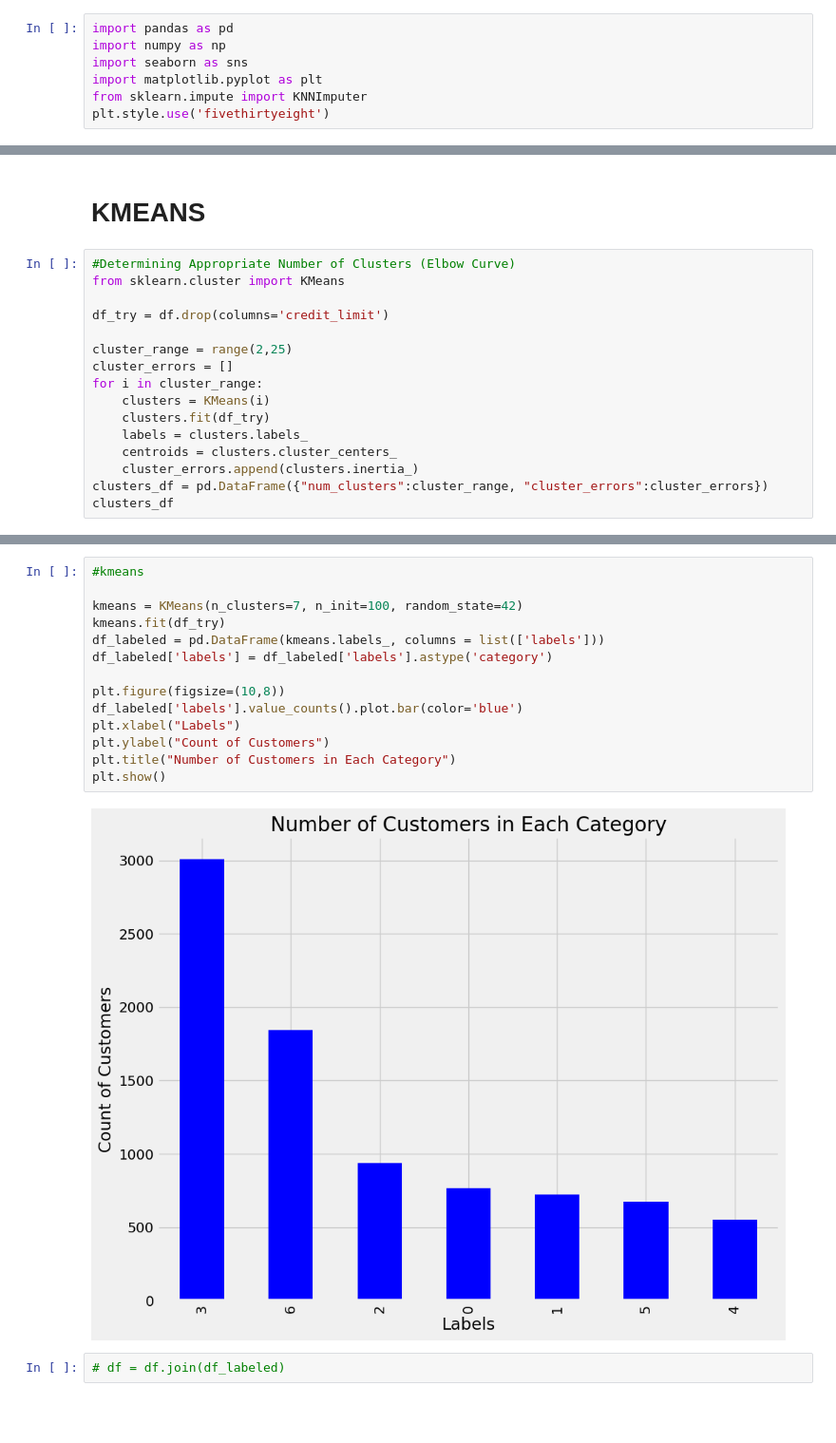
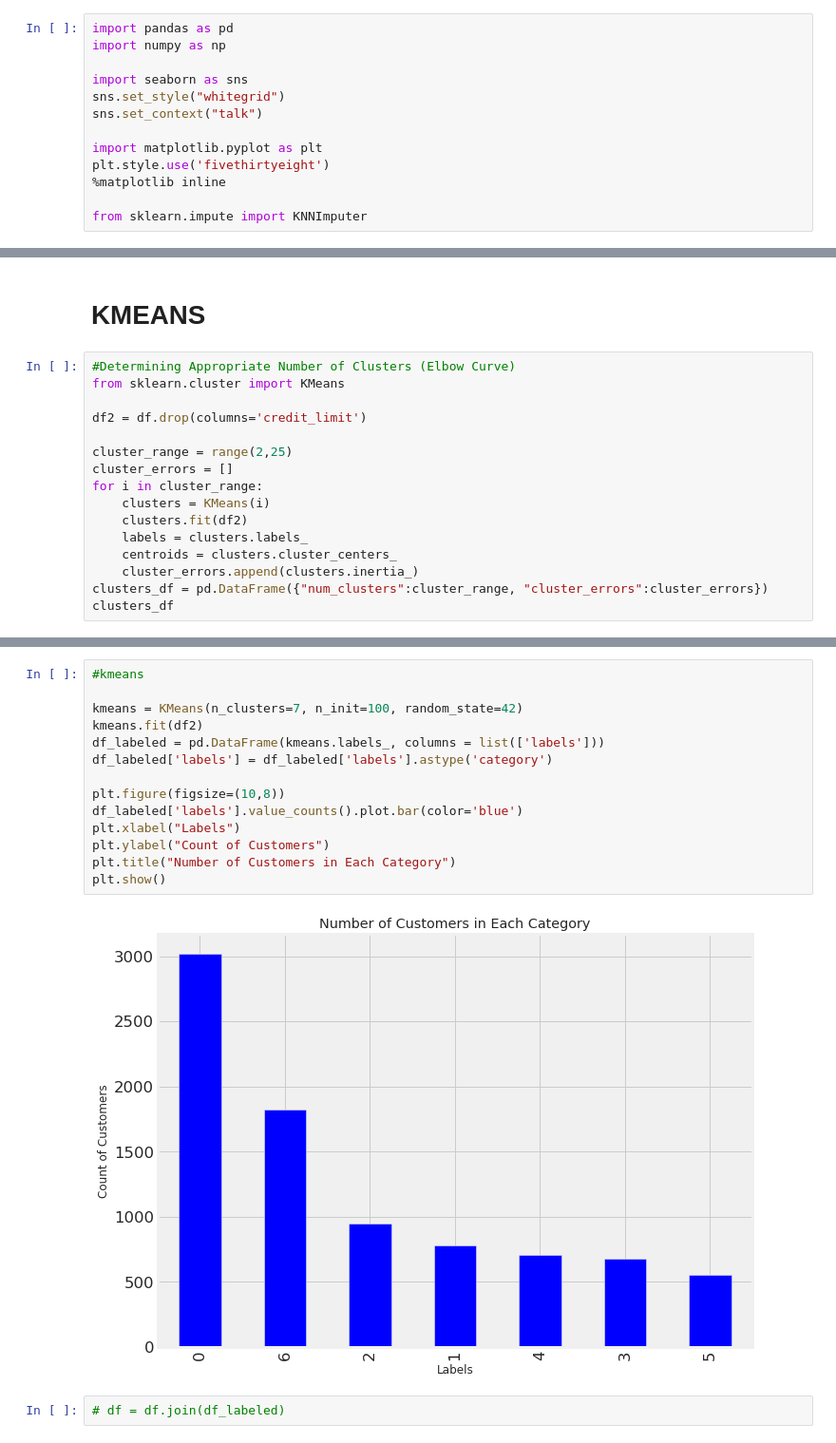
Before and after one commit to ansamz/Customer-Segmentation, a Jupyter notebook: notebooks/AZ_CreditCard.ipynb, the cells around one changed output, grey strips where cells are left out. Shown at 95% size. Saved outputs shown, nothing was run; the diff lists cells and outputs as text; blank space fills up the shorter version.

```diff
--- a/notebooks/AZ_CreditCard.ipynb
+++ b/notebooks/AZ_CreditCard.ipynb
@@ -1,10 +1,16 @@
 # %%
 import pandas as pd
 import numpy as np
+
 import seaborn as sns
+sns.set_style("whitegrid")
+sns.set_context("talk")
+
 import matplotlib.pyplot as plt
+plt.style.use('fivethirtyeight')
+%matplotlib inline
+
 from sklearn.impute import KNNImputer
-plt.style.use('fivethirtyeight')
 # %% [markdown]
 The features: \
 **customer_id :** id of the credit card holder\
@@ -201,13 +211,13 @@ for index, name in enumerate(df.columns):
 #Determining Appropriate Number of Clusters (Elbow Curve)
 from sklearn.cluster import KMeans
 
-df_try = df.drop(columns='credit_limit')
+df2 = df.drop(columns='credit_limit')
 
 cluster_range = range(2,25)
 cluster_errors = []
 for i in cluster_range:
     clusters = KMeans(i)
-    clusters.fit(df_try)
+    clusters.fit(df2)
     labels = clusters.labels_
     centroids = clusters.cluster_centers_
     cluster_errors.append(clusters.inertia_)
@@ -243,19 +253,19 @@ plt.show()
 # %%
 #kmeans
 
 kmeans = KMeans(n_clusters=7, n_init=100, random_state=42)
-kmeans.fit(df_try)
+kmeans.fit(df2)
 df_labeled = pd.DataFrame(kmeans.labels_, columns = list(['labels']))
 df_labeled['labels'] = df_labeled['labels'].astype('category')
 
 plt.figure(figsize=(10,8))
 df_labeled['labels'].value_counts().plot.bar(color='blue')
 plt.xlabel("Labels")
 plt.ylabel("Count of Customers")
 plt.title("Number of Customers in Each Category")
 plt.show()
 # %% [output]
-[figure, old version]
+[figure, new version]
 # %%
 # df = df.join(df_labeled)
 # %%
```
Also changed, not shown: parts of 12 cells of this notebook.
